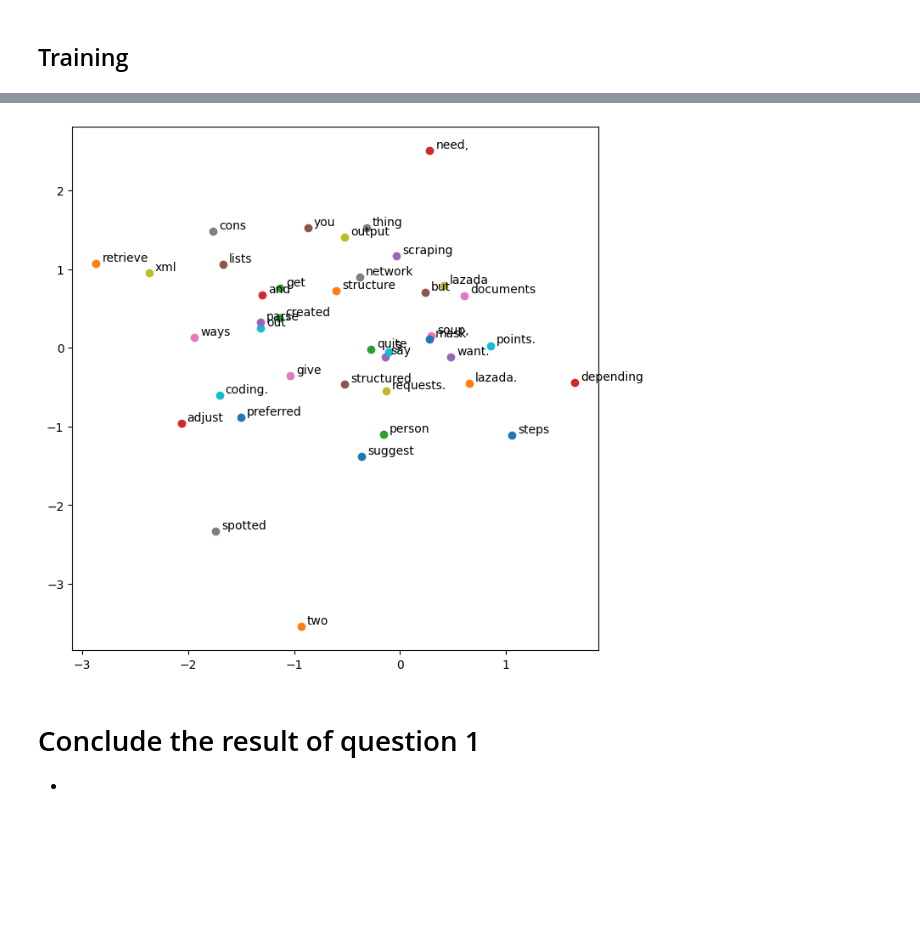
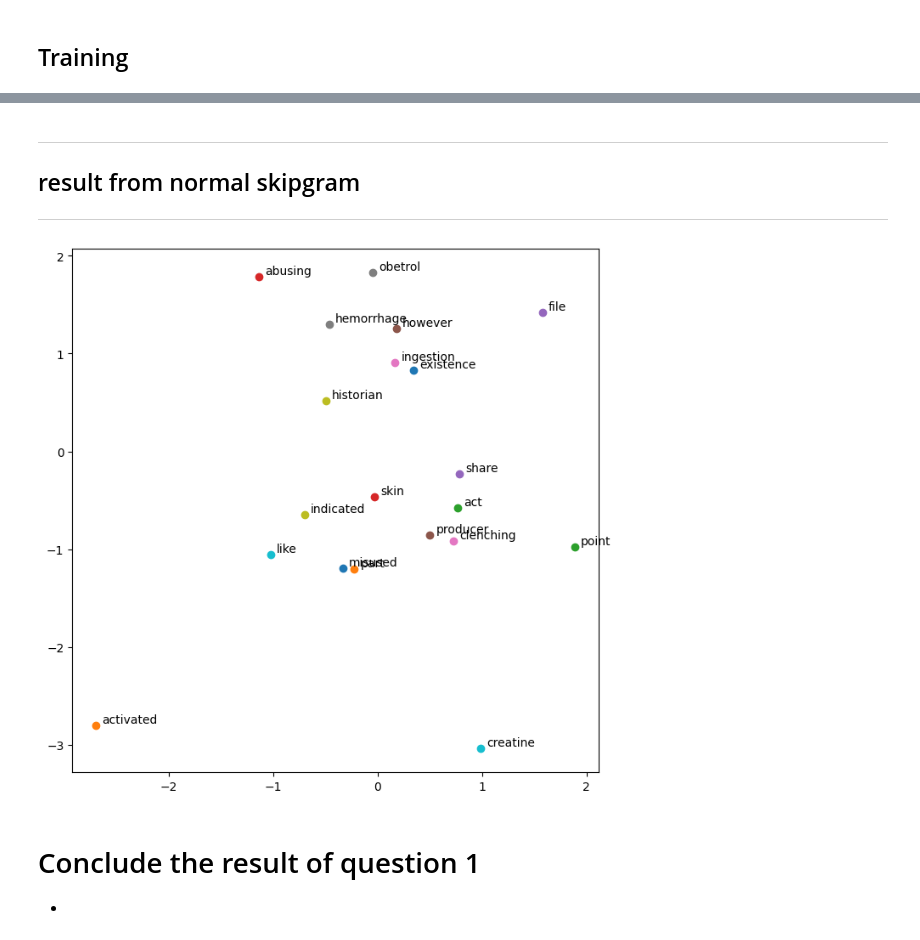
Before and after one commit to AtiChetsurakul/NLP_labsession, a Jupyter notebook: HW0/hatedcgs.ipynb, the cells around one changed output, grey strips where cells are left out. Saved outputs shown, nothing was run; the diff lists cells and outputs as text; code cells hidden in the pictures; blank space fills up the shorter version.

```diff
--- a/HW0/hatedcgs.ipynb
+++ b/HW0/hatedcgs.ipynb
@@ -15,11 +20,35 @@ if load_D:
     my_corpus = [text.lower() for text in get_only_text if len(text) > 40 ]
     with open('hijackdata.atikeep','wb') as tostore:
         pickle.dump(my_corpus,tostore)
+# %%
+UpdateSecCorpus = False
+if UpdateSecCorpus:
+    URL_meth = 'https://en.wikipedia.org/wiki/Methamphetamine'
+    # URL = 'https://towardsdatascience.com/web-scraping-basics-82f8b5acd45c'
+    # response = requests.get(URL)
+    # website_html = response.text
+    soup = BeautifulSoup(website_html, "html.parser")
+    # all_paragraph = soup.find_all(name="p", class_="pw-post-body-paragraph")
+    response_meth = requests.get(URL_meth)
+    webmeth = response_meth.text
+    ice = BeautifulSoup(webmeth,'html.parser')
+    all_meth = [sen.getText() for sen in ice.findAll(name = 'p')]
+    # print(all_meth)
+    # get_only_text = [para.getText() for para in all_paragraph]
+    # print(len(get_only_text)) # 40 quite enough
+    my_corpus2 = [text.lower() for text in (all_meth) if len(text) > 40 ]
+    with open('methjack2.atikeep','wb') as store2:
+        pickle.dump(my_corpus2,store2)
+    # with open('hijackdata.atikeep','wb') as tostore:
+    #     pickle.dump(my_corpus,tostore)
 # %% [markdown]
 ## Question 1 Try with new corpus
 # %%
 with open('hijackdata.atikeep','rb') as readed:
     my_corpus = pickle.load(readed)
+with open('methjack2.atikeep','rb') as readed:
+    my_corpus2 = pickle.load(readed)
 print('all document = ',len(my_corpus),'doc, and each document have around',len(my_corpus[-1]),'characters')
+print('all document = ',len(my_corpus2),'doc, and each document have around',len(my_corpus2[-1]),'characters')
 # %% [output]
 all document =  38 doc, and each document have around 113 characters
@@ -39,3 +69,11 @@ corpus = my_corpus
+# %%
+def remove_specials(wo_stops):
+    clean_text = re.sub('[^A-Za-z]+', ' ', wo_stops)
+    clean_text = " ".join([text for text in clean_text.split(' ') if len(text)>2])
+    return clean_text
+    # src https://www.kaggle.com/code/wickkiey/spacy-text-preprocessing
+# %%
+corpus = [remove_specials(sen) for sen in my_corpus] +  [remove_specials(sen) for sen in my_corpus2]
 # %%
 #1. tokenize
 #usually you use spaCy / NLTK to tokenize (but we gonna do this later on, we gonna have spaCy)
@@ -273,13 +311,17 @@ def get_embed(word):
+# %% [markdown]
+---------------------
+## result from normal skipgram
+----------------------
 # %%
 #help me plot fruit cat banana on matplotlib
 plt.figure(figsize=(8,8))
-for i, word in enumerate(vocabs[:40]): #loop each unique vocab
+for i, word in enumerate(vocabs[:20]): #loop each unique vocab
     x, y = get_embed(word)
     plt.scatter(x, y)
     plt.annotate(word, xy=(x, y), xytext=(5, 2), textcoords='offset points')
 plt.show()
 # %% [output]
-[figure, old version]
+[figure, new version]
 # %% [markdown]
 # Conclude the result of question 1
 -
```
Also changed, not shown: parts of 27 cells of this notebook, 5 other files.
